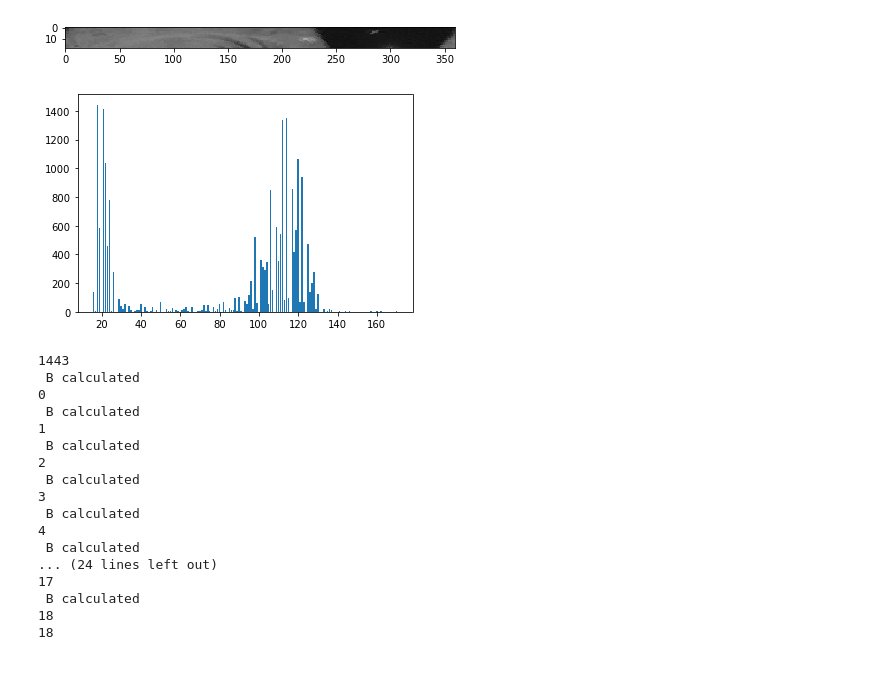
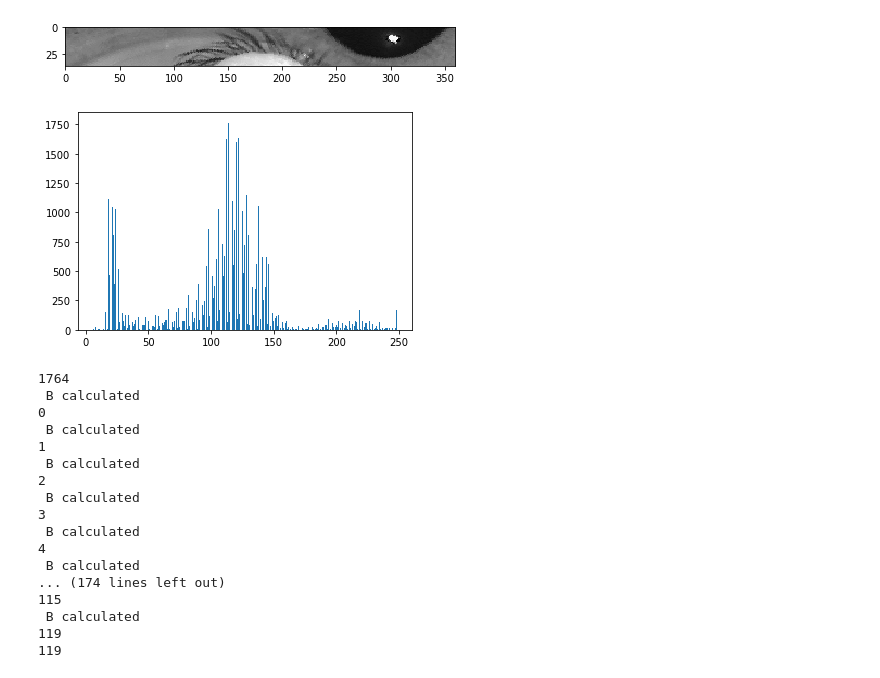
Before and after one commit to AhmedKhaled590/Iris-Recoginition-System, a Jupyter notebook: daugman.ipynb, the cells around one changed output. Saved outputs shown, nothing was run; the diff lists cells and outputs as text; code cells hidden in the pictures.

```diff
--- a/daugman.ipynb
+++ b/daugman.ipynb
@@ -13,8 +13,8 @@ from PIL import Image
 from skimage.exposure import histogram
 from matplotlib.pyplot import bar
 # %%
-IMG_PATH = 'images/roslir2.bmp'
-o_circles, inner_circles = canny.process_for_daugman(canny,IMG_PATH)
+IMG_PATH = 'images/kelvinl1.bmp'
+o_circles, inner_circles,imgr = canny.process_for_daugman(canny,IMG_PATH)
 inner_radius=inner_circles[0][2],
 outer_radius=o_circles[0][2]
 iris_height=outer_radius-inner_radius
@@ -49,36 +45,37 @@ def daugman_normalizaiton(image, height, width, r_in, r_out):
         for j in range(height):
             theta = thetas[i]  # value of theta coordinate
             r_pro = j / height  # value of r coordinate(normalized)
 
             # get coordinate of boundaries
             Xi = circle_x + r_in * np.cos(theta)
             Yi = circle_y + r_in * np.sin(theta)
             Xo = circle_x + r_out * np.cos(theta)
             Yo = circle_y + r_out * np.sin(theta)
 
             # the matched cartesian coordinates for the polar coordinates
             Xc = (1 - r_pro) * Xi + r_pro * Xo
             Yc = (1 - r_pro) * Yi + r_pro * Yo
 
             color = image[int(Xc)][int(Yc)]  # color of the pixel
 
             flat[j][i] = color
     return flat
 
 
 image = 'images/kelvinl3.bmp'
 img = cv2.imread(image, 0)
 cimg = cv2.cvtColor(img, cv2.COLOR_GRAY2BGR)
+imgr = cv2.cvtColor(img, cv2.COLOR_GRAY2BGR)
 plt.imshow(cimg)
-image_nor = daugman_normalizaiton(cimg, iris_height, 360, inner_radius, outer_radius)
+image_nor = daugman_normalizaiton(imgr, iris_height, 360, inner_radius, outer_radius)
 # plt.imshow(image_nor)
 io.imshow(image_nor)
 showHist(image_nor)
 # hist = cv2.calcHist([image],[0],None,[256],[0,256])
 # plt.imshow(hist)
 # %% [output]
-[figure, old version]
+[figure, new version]
-[figure, old version]
+[figure, new version]
 # %%
  ############ Removing noise (eyelashes/ pupil) from normalized img
 
@@ -125,7 +122,7 @@ for i in range(0,len(H)):
 print(B)
 Threshold=B    ################################
 # %% [output]
-1443
+1764
  B calculated
 0
  B calculated
@@ -137,8 +134,8 @@ Threshold=B    ################################
  B calculated
 4
  B calculated
-... (24 lines left out)
-17
+... (174 lines left out)
+115
  B calculated
-18
-18
+119
+119
```
Also changed, not shown: parts of 1 cell of this notebook, 5 other files.
